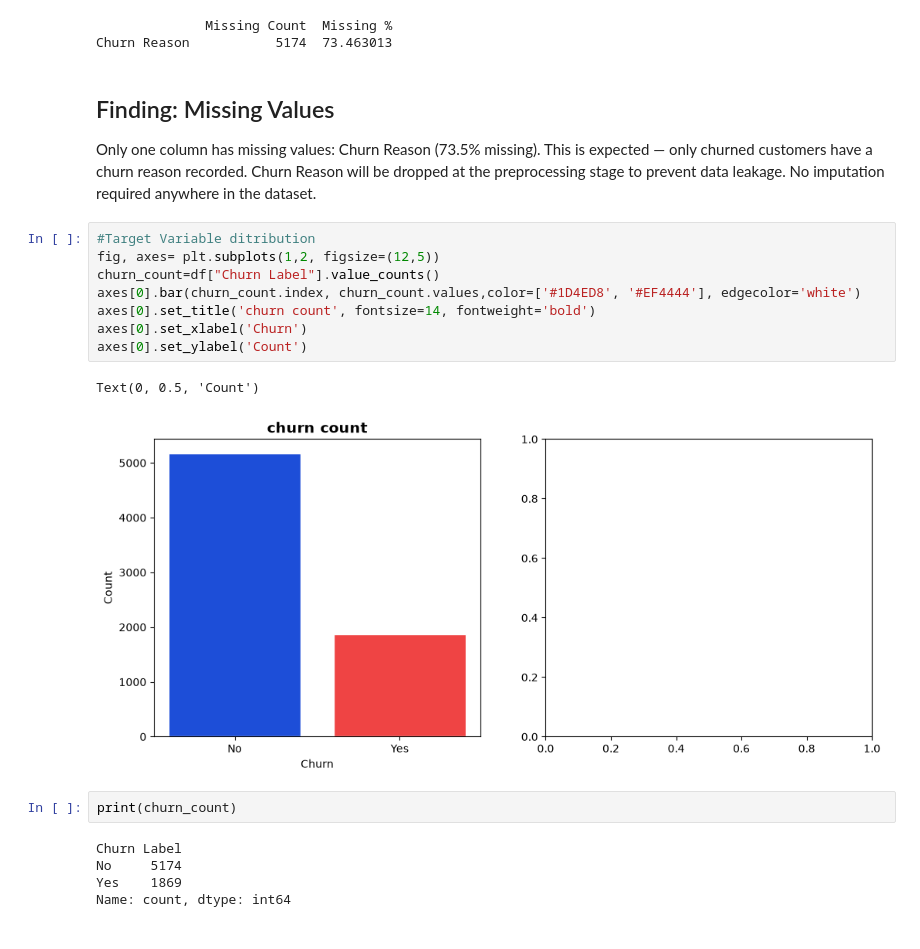
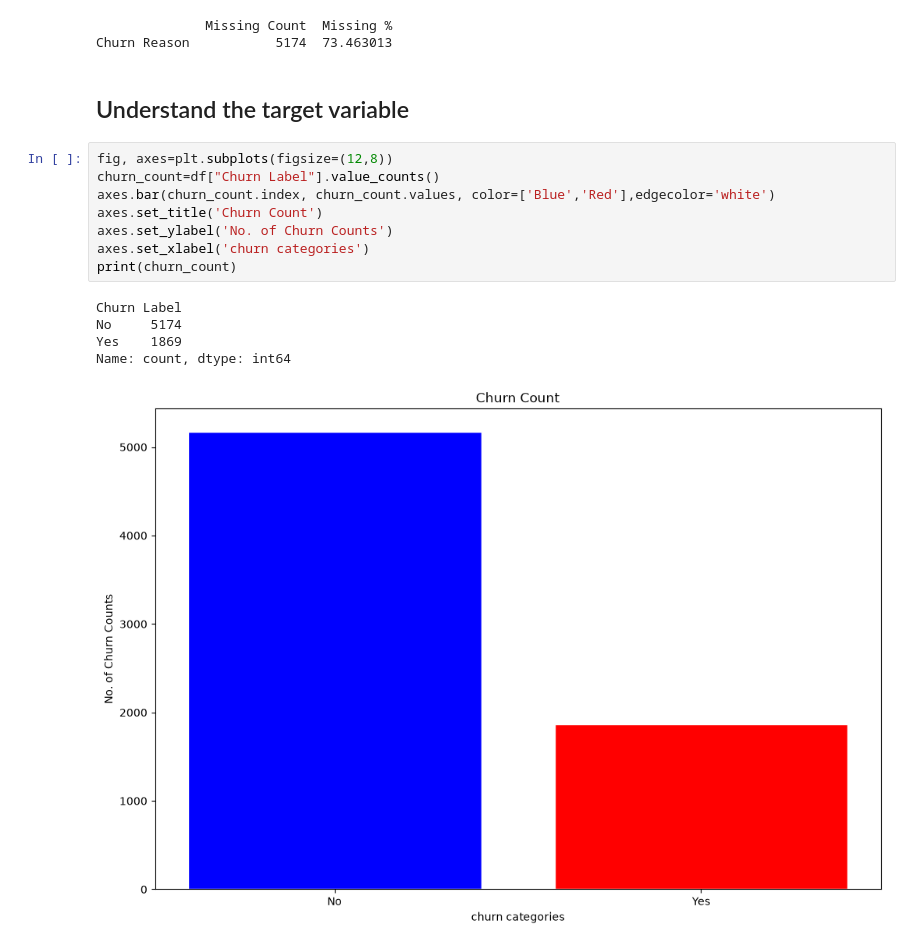
Before and after one commit to mahmood-ali-khan/Customer-churn-mlops, a Jupyter notebook: notebooks/01_EDA.ipynb, the cells around one changed output. Drawn from its saved outputs; the diff is of its cells as text.

Commit message:
Complete EDA notebook with distribution plots, correlation matrix and findings summary

```diff
--- a/notebooks/01_EDA.ipynb
+++ b/notebooks/01_EDA.ipynb
@@ -63,26 +95,18 @@ print(missing_df[missing_df['Missing Count'] > 0])
               Missing Count  Missing %
 Churn Reason           5174  73.463013
 # %% [markdown]
-## Finding: Missing Values
-Only one column has missing values: Churn Reason (73.5% missing).
-This is expected — only churned customers have a churn reason recorded.
-Churn Reason will be dropped at the preprocessing stage to prevent data leakage.
-No imputation required anywhere in the dataset.
+## Understand the target variable
-# %%
-#Target Variable ditribution
-fig, axes= plt.subplots(1,2, figsize=(12,5))
-churn_count=df["Churn Label"].value_counts()
-axes[0].bar(churn_count.index, churn_count.values,color=['#1D4ED8', '#EF4444'], edgecolor='white')
-axes[0].set_title('churn count', fontsize=14, fontweight='bold')
-axes[0].set_xlabel('Churn')
-axes[0].set_ylabel('Count')
-# %% [output]
-Text(0, 0.5, 'Count')
-[figure, removed]
-# %%
-print(churn_count)
-# %% [output]
-Churn Label
-No     5174
-Yes    1869
-Name: count, dtype: int64
+# %%
+fig, axes=plt.subplots(figsize=(12,8))
+churn_count=df["Churn Label"].value_counts()
+axes.bar(churn_count.index, churn_count.values, color=['Blue','Red'],edgecolor='white')
+axes.set_title('Churn Count')
+axes.set_ylabel('No. of Churn Counts')
+axes.set_xlabel('churn categories')
+print(churn_count)
+# %% [output]
+Churn Label
+No     5174
+Yes    1869
+Name: count, dtype: int64
+[figure, added]
```
Also changed, not shown: parts of 23 cells of this notebook.
